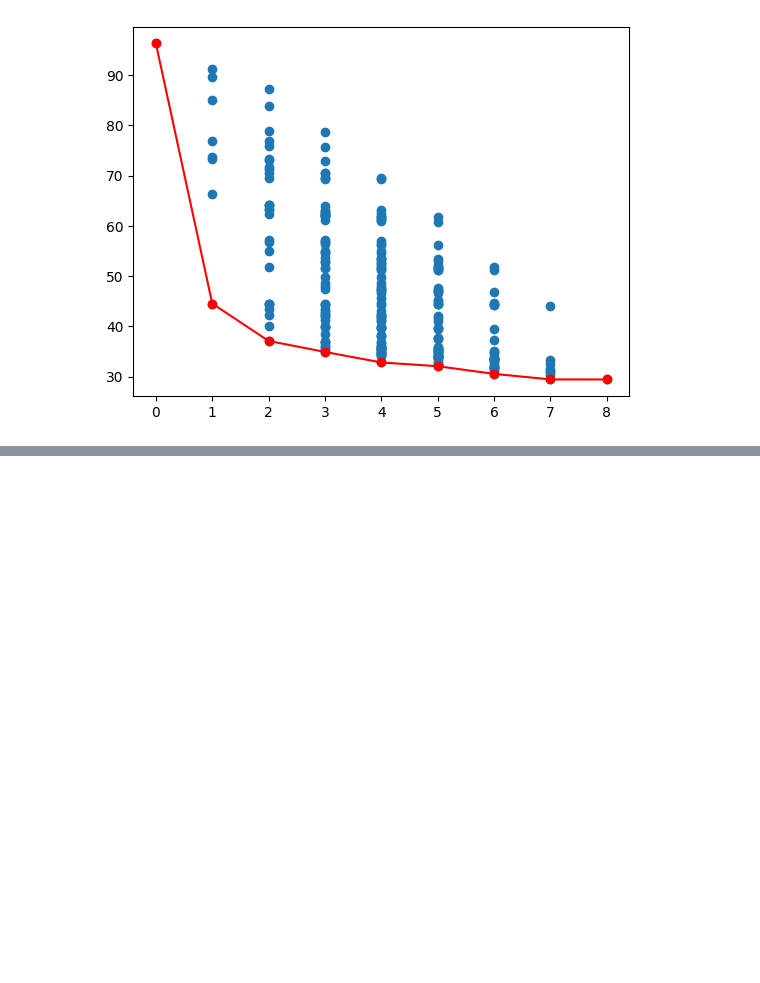
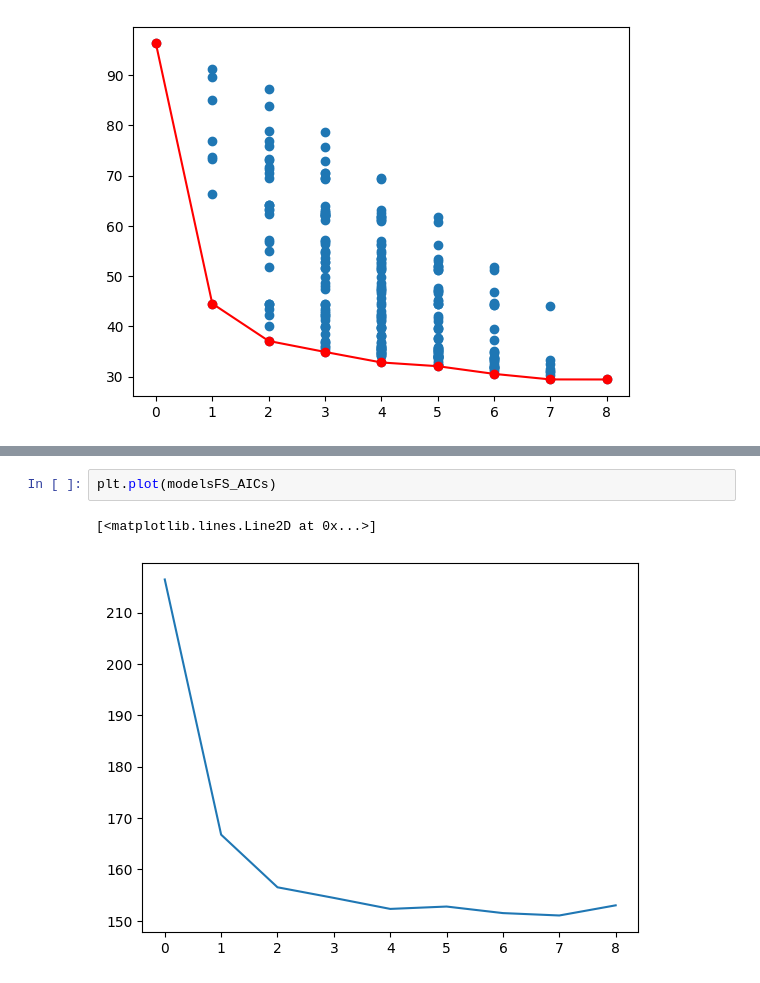
Before and after one commit to gonarec/statistical_learn, a Jupyter notebook: sl-ex3-prostatecancer-arragoni.ipynb, the cells around one changed output, grey strips where cells are left out. Saved outputs shown, nothing was run; the diff lists cells and outputs as text; blank space fills up the shorter version.

```diff
--- a/sl-ex3-prostatecancer-arragoni.ipynb
+++ b/sl-ex3-prostatecancer-arragoni.ipynb
@@ -182,0 +218,5 @@ plot_criteria(models_NVars,models_SSR_train)
+# %%
+plt.plot(modelsFS_AICs)
+# %% [output]
+[<matplotlib.lines.Line2D at 0x...>]
+[figure, added]
```
Also changed, not shown: parts of 9 cells of this notebook.
